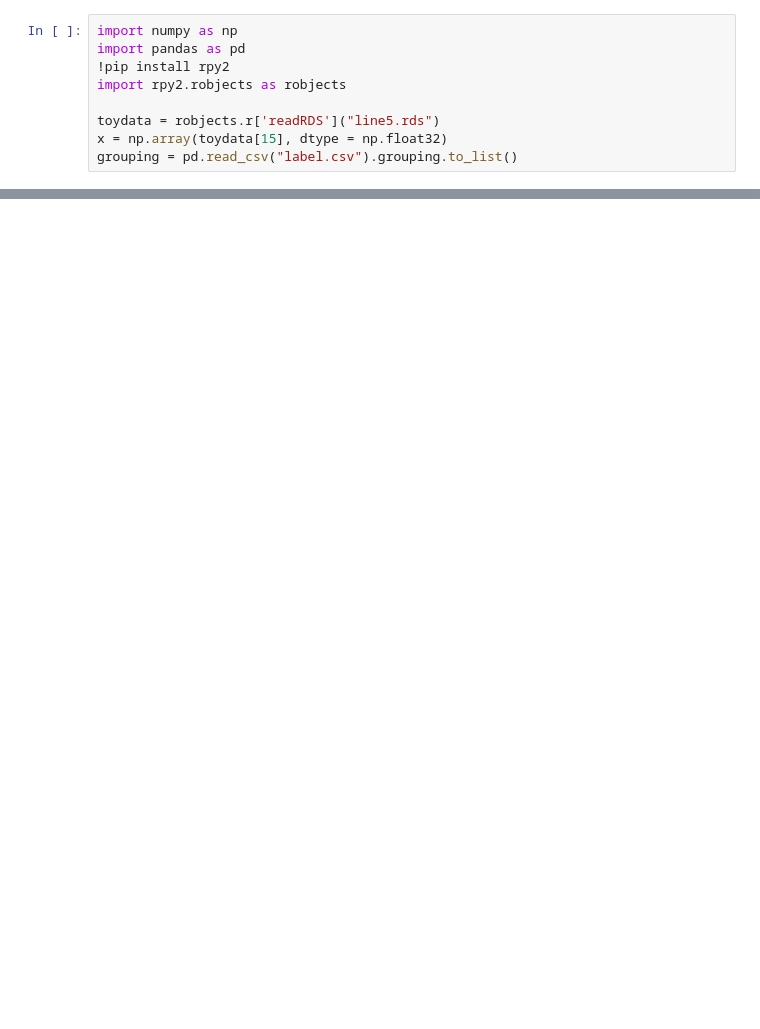
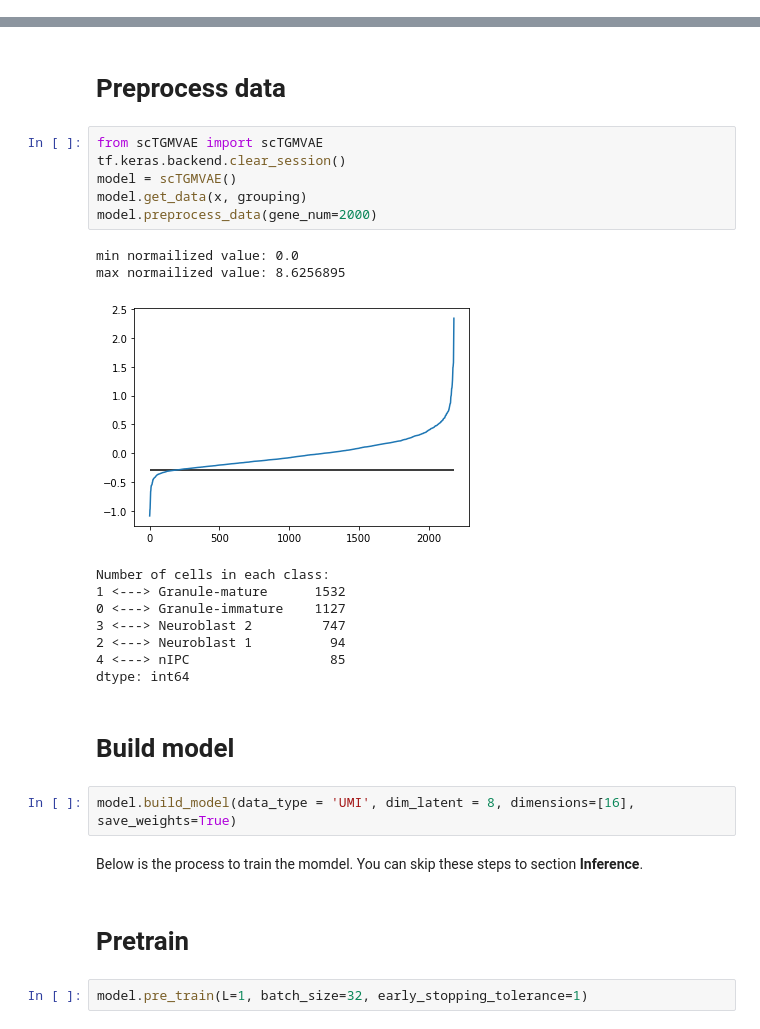
Before and after one commit to jaydu1/VITAE, a Jupyter notebook: example.ipynb, the cells around one changed output, grey strips where cells are left out. Drawn from its saved outputs; the diff is of its cells as text; blank space fills up the shorter version.

```diff
--- a/example.ipynb
+++ b/example.ipynb
@@ -3,9 +0,0 @@
-# %%
-import numpy as np
-import pandas as pd
-!pip install rpy2
-import rpy2.robjects as robjects
-
-toydata = robjects.r['readRDS']("line5.rds")
-x = np.array(toydata[15], dtype = np.float32)
-grouping = pd.read_csv("label.csv").grouping.to_list()
@@ -183,0 +24,29 @@ Training Done!
+# %% [markdown]
+# Preprocess data
+# %%
+from scTGMVAE import scTGMVAE
+tf.keras.backend.clear_session()
+model = scTGMVAE()
+model.get_data(x, grouping)
+model.preprocess_data(gene_num=2000)
+# %% [output]
+min normailized value: 0.0
+max normailized value: 8.6256895
+[figure, added]
+Number of cells in each class:
+1 <---> Granule-mature      1532
+0 <---> Granule-immature    1127
+3 <---> Neuroblast 2         747
+2 <---> Neuroblast 1          94
+4 <---> nIPC                  85
+dtype: int64
+# %% [markdown]
+# Build model
+# %%
+model.build_model(data_type = 'UMI', dim_latent = 8, dimensions=[16], save_weights=True)
+# %% [markdown]
+Below is the process to train the momdel. You can skip these steps to section **Inference**.
+# %% [markdown]
+# Pretrain
+# %%
+model.pre_train(L=1, batch_size=32, early_stopping_tolerance=1)
```
Also changed, not shown: parts of 33 cells of this notebook.
